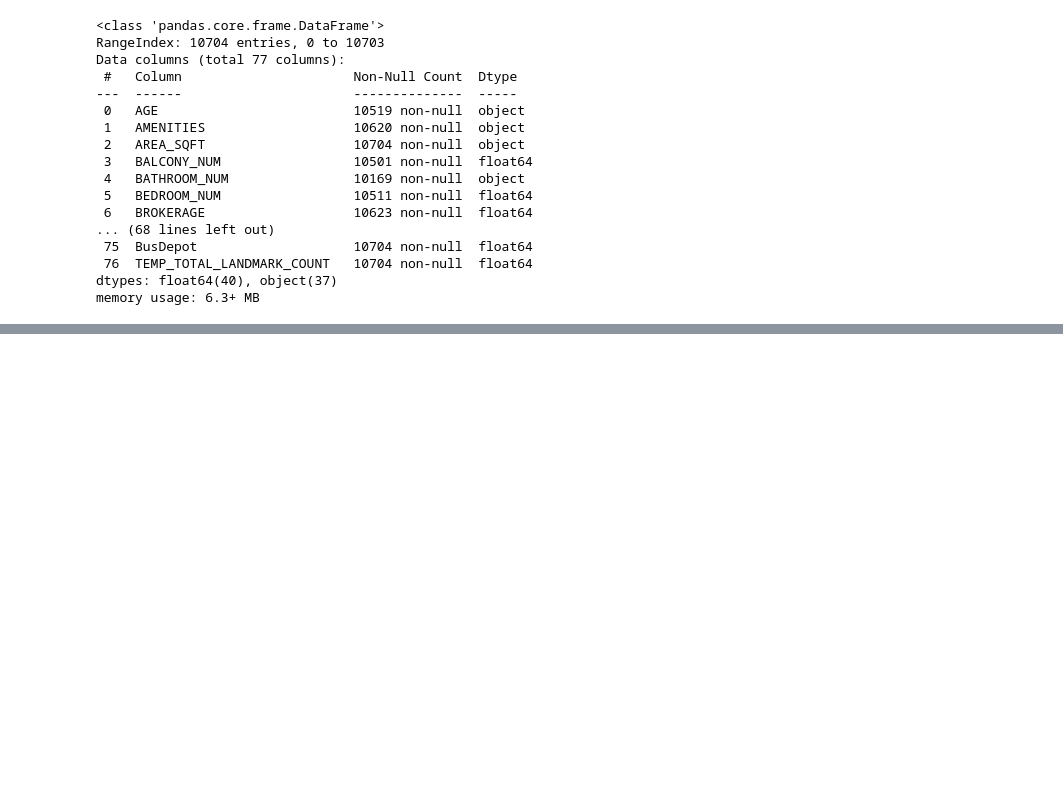
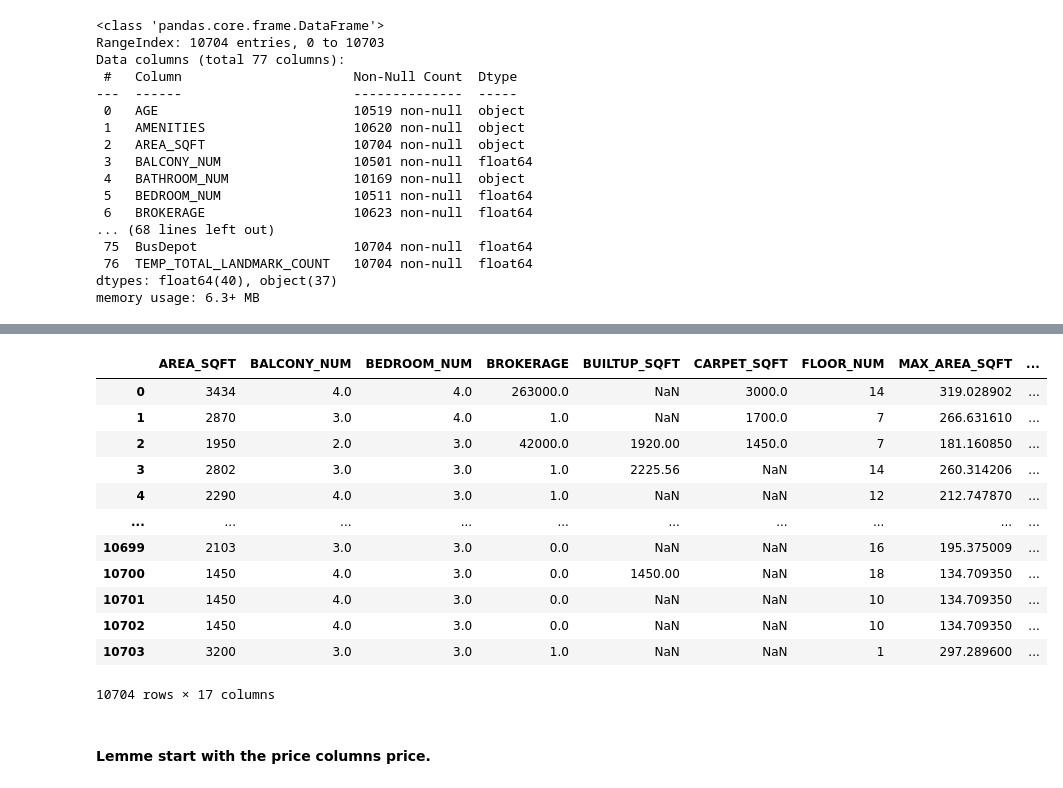
Before and after one commit to bolexyro/India-Property-Price-Prediction, a Jupyter notebook: Notebooks/main.ipynb, the cells around one changed output, grey strips where cells are left out. Saved outputs shown, nothing was run; the diff lists cells and outputs as text; code cells hidden in the pictures; blank space fills up the shorter version.

```diff
--- a/Notebooks/main.ipynb
+++ b/Notebooks/main.ipynb
@@ -712,0 +783,2 @@ memory usage: 6.3+ MB
+# %%
+df.drop(columns=["LOCALITY_WO_CITY"], inplace=True)
@@ -712,0 +801,2 @@ memory usage: 6.3+ MB
+# %%
+json.loads(df["MAP_DETAILS"][0].replace("'", '"'))
@@ -712,0 +810,17 @@ memory usage: 6.3+ MB
+# %%
+# now i need to separate the map details into like separate stuff
+mapping_map_details_coluns = {
+    "MD_lATITUDE": "Map details longitude"
+}
+
+
+def split_map_details(row):
+    map_details_dict = json.loads(row["MAP_DETAILS"].replace("'", '"'))
+    for keys in map_details_dict:
+        row[f"MD_{keys}"] = map_details_dict[keys]
+    return row
+# %%
+df_temp = df
+df = df.apply(split_map_details, axis=1)
+df.drop(columns=["MAP_DETAILS"], inplace=True)
+df.head()
@@ -712,0 +903,20 @@ memory usage: 6.3+ MB
+# %%
+meant_to_be_number_columns = ["AREA_SQFT", "BALCONY_NUM", "BEDROOM_NUM", "BROKERAGE", "BUILTUP_SQFT", "CARPET_SQFT", "FLOOR_NUM", "MAX_AREA_SQFT",
+                              "MIN_AREA_SQFT", "MAX_PRICE", "MIN_PRICE", "PRICE", "PRICE_PER_SQFT", "SUPERBUILTUP_SQFT", "TOTAL_FLOOR", "TOTAL_LANDMARK_COUNT", "TRANSACT_TYPE"]
+df.loc[:, meant_to_be_number_columns]
+# %% [output]
+|  | AREA_SQFT | BALCONY_NUM | BEDROOM_NUM | BROKERAGE | BUILTUP_SQFT | CARPET_SQFT | FLOOR_NUM | MAX_AREA_SQFT | ... |
+| 0 | 3434 | 4.0 | 4.0 | 263000.0 | NaN | 3000.0 | 14 | 319.028902 | ... |
+| 1 | 2870 | 3.0 | 4.0 | 1.0 | NaN | 1700.0 | 7 | 266.631610 | ... |
+| 2 | 1950 | 2.0 | 3.0 | 42000.0 | 1920.00 | 1450.0 | 7 | 181.160850 | ... |
+| 3 | 2802 | 3.0 | 3.0 | 1.0 | 2225.56 | NaN | 14 | 260.314206 | ... |
+| 4 | 2290 | 4.0 | 3.0 | 1.0 | NaN | NaN | 12 | 212.747870 | ... |
+| ... | ... | ... | ... | ... | ... | ... | ... | ... | ... |
+| 10699 | 2103 | 3.0 | 3.0 | 0.0 | NaN | NaN | 16 | 195.375009 | ... |
+| 10700 | 1450 | 4.0 | 3.0 | 0.0 | 1450.00 | NaN | 18 | 134.709350 | ... |
+| 10701 | 1450 | 4.0 | 3.0 | 0.0 | NaN | NaN | 10 | 134.709350 | ... |
+| 10702 | 1450 | 4.0 | 3.0 | 0.0 | NaN | NaN | 10 | 134.709350 | ... |
+| 10703 | 3200 | 3.0 | 3.0 | 1.0 | NaN | NaN | 1 | 297.289600 | ... |
+10704 rows × 17 columns
+# %% [markdown]
+#### Lemme start with the price columns price.
```
Also changed, not shown: parts of 67 cells of this notebook.
